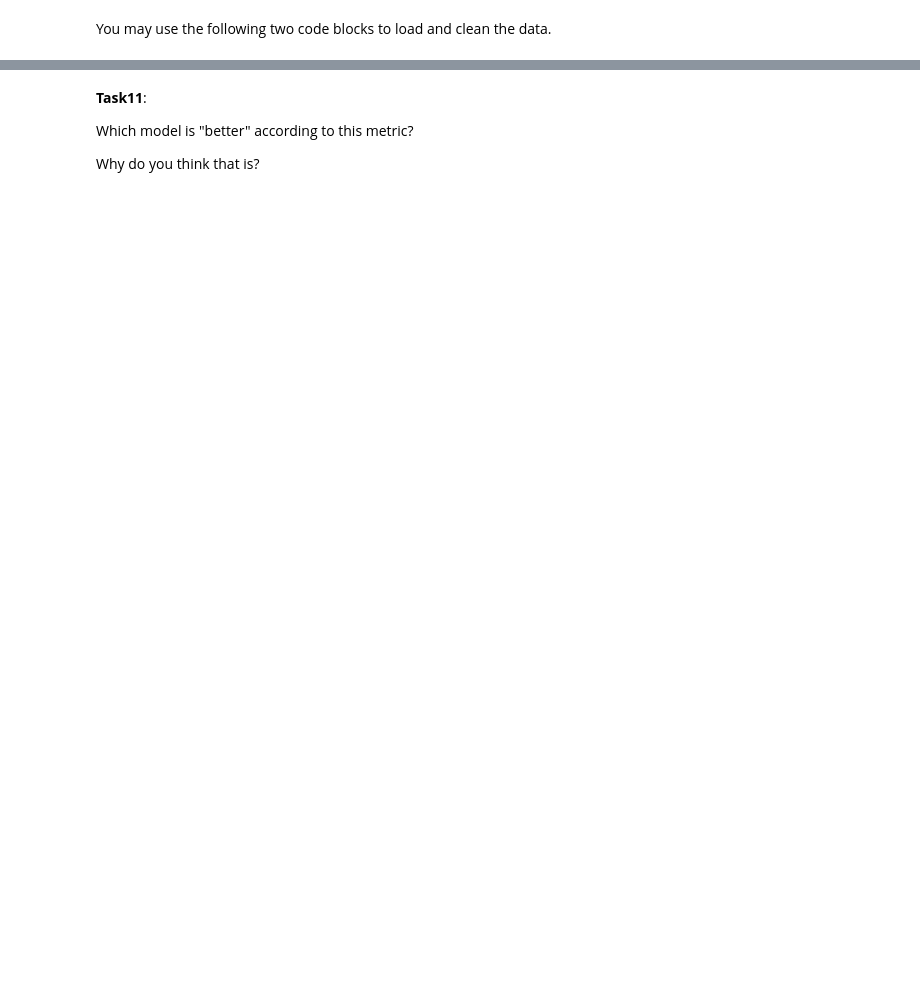
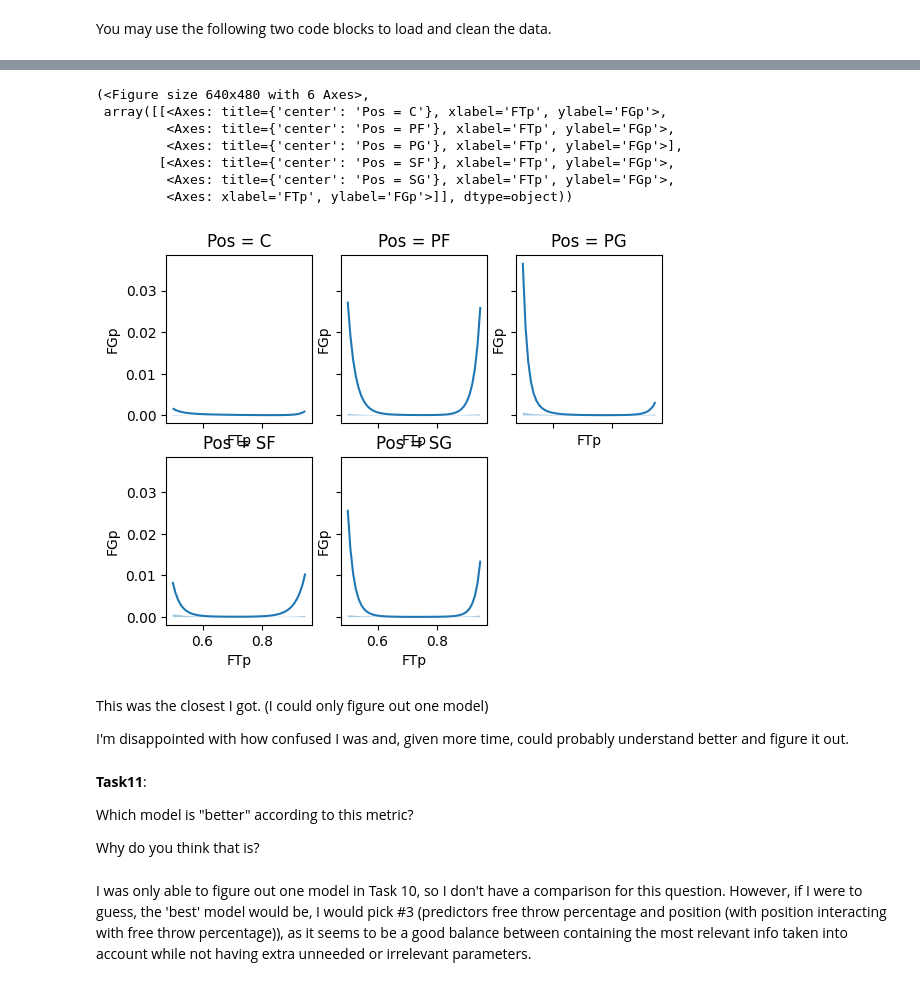
Before and after one commit to blortle-dev/data-science-lasa, a Jupyter notebook: Unit 6/Unit6ExercisesSF.ipynb, the cells around one changed output, grey strips where cells are left out. Drawn from its saved outputs; the diff is of its cells as text; code cells hidden in the pictures; blank space fills up the shorter version.

Commit message:
Tasks 10, 11

```diff
--- a/Unit 6/Unit6ExercisesSF.ipynb
+++ b/Unit 6/Unit6ExercisesSF.ipynb
@@ -114,0 +158,10 @@ bb.rename(columns={"FT%":"FTp","FG%":"FGp"}, inplace=True)
+# %%
+# Attempt 4
+model_mlb_bmb = bmb.Model("FGp ~ FTp + Pos", bb, family="negativebinomial")
+idata_mlb_bmb = model_mlb_bmb.fit(idata_kwargs={"log_likelihood":True}, target_accept=.98)
+
+bmb.interpret.plot_predictions(model_mlb_bmb, idata_mlb_bmb, ["FTp", "Pos"],
+                               subplot_kwargs={"group":None, "panel":"Pos"},
+                               legend=False,
+                               fig_kwargs={"sharey":True, "sharex":True})
+# %% [output]
@@ -115,6 +172,20 @@ bb.rename(columns={"FT%":"FTp","FG%":"FGp"}, inplace=True)
+(<Figure size 640x480 with 6 Axes>,
+ array([[<Axes: title={'center': 'Pos = C'}, xlabel='FTp', ylabel='FGp'>,
+         <Axes: title={'center': 'Pos = PF'}, xlabel='FTp', ylabel='FGp'>,
+         <Axes: title={'center': 'Pos = PG'}, xlabel='FTp', ylabel='FGp'>],
+        [<Axes: title={'center': 'Pos = SF'}, xlabel='FTp', ylabel='FGp'>,
+         <Axes: title={'center': 'Pos = SG'}, xlabel='FTp', ylabel='FGp'>,
+         <Axes: xlabel='FTp', ylabel='FGp'>]], dtype=object))
+[figure, added]
+# %% [markdown]
+This was the closest I got. (I could only figure out one model)
+
+I'm disappointed with how confused I was and, given more time, could probably understand better and figure it out.
 # %% [markdown]
 **Task11**:
 
 Which model is "better" according to this metric?
 
 Why do you think that is?
+# %% [markdown]
+I was only able to figure out one model in Task 10, so I don't have a comparison for this question. However, if I were to guess, the 'best' model would be, I would pick #3 (predictors free throw percentage and position (with position interacting with free throw percentage)), as it seems to be a good balance between containing the most relevant info taken into account while not having extra unneeded or irrelevant parameters.
```
Also changed, not shown: parts of 5 cells of this notebook.
